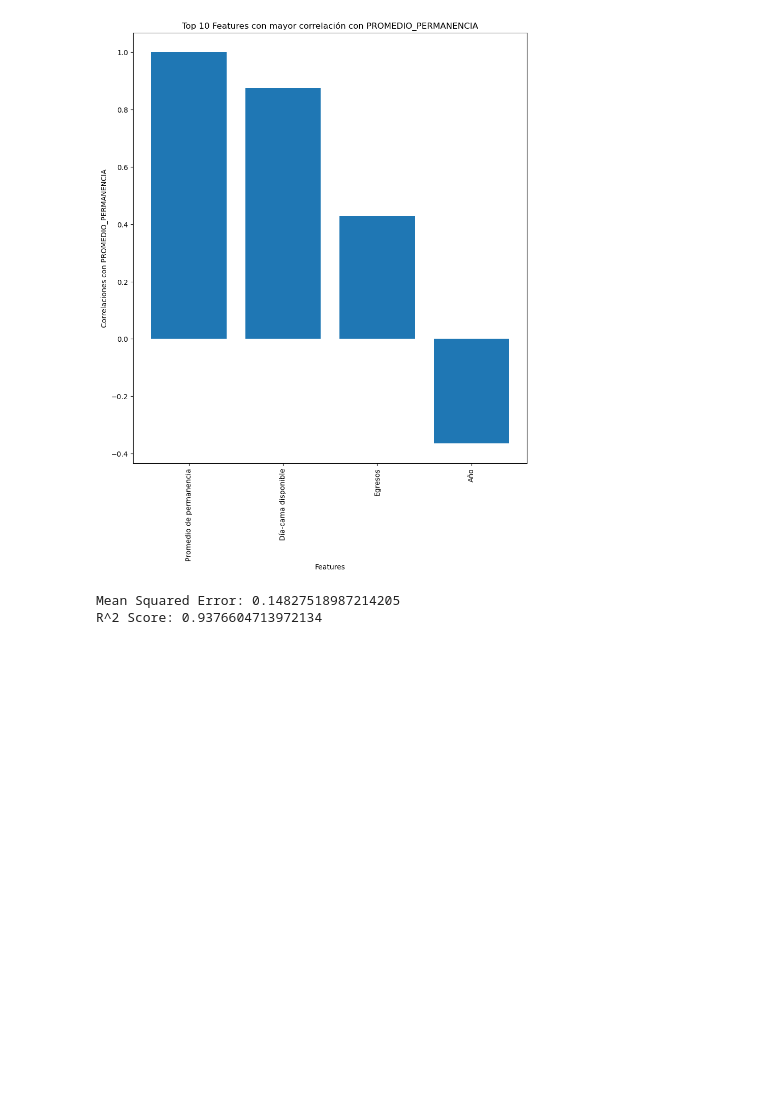
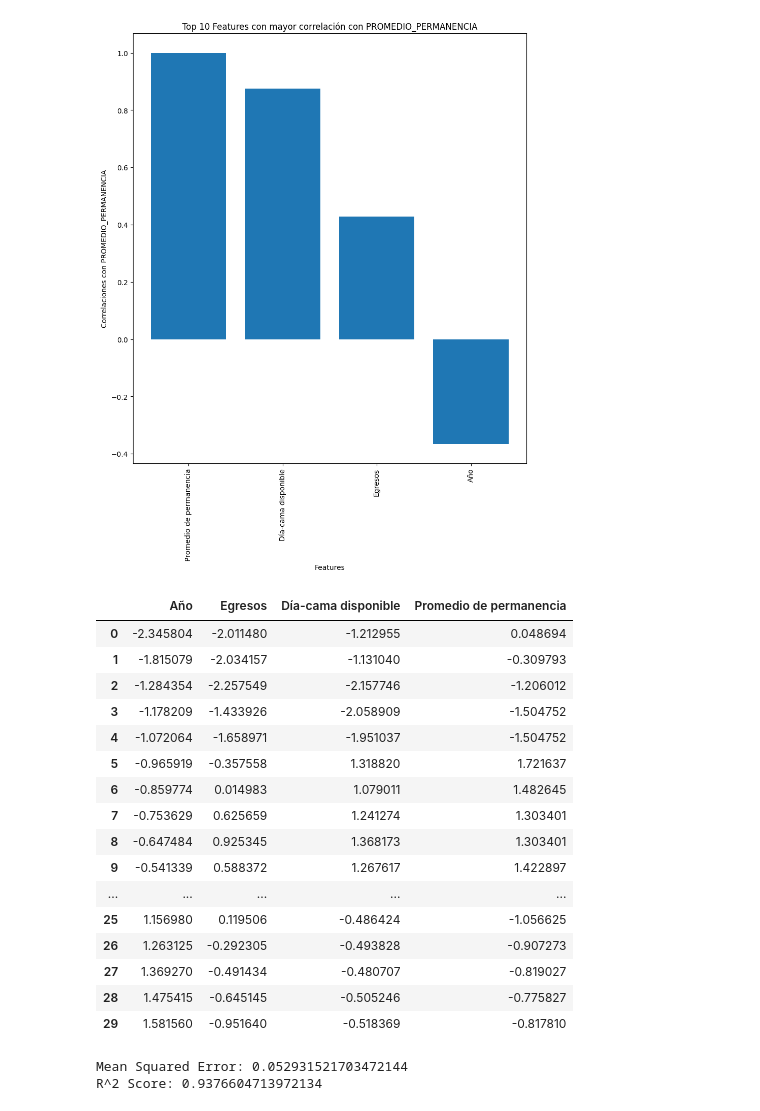
Before and after one commit to nicolecarda/PAECIS, a Jupyter notebook: RandomForestBD19802022.ipynb, the cells around one changed output. Saved outputs shown, nothing was run; the diff lists cells and outputs as text; code cells hidden in the pictures; blank space fills up the shorter version.

```diff
--- a/RandomForestBD19802022.ipynb
+++ b/RandomForestBD19802022.ipynb
@@ -208,6 +220,36 @@ plt.xticks(rotation=90)
 plt.show()
 # %% [output]
 [figure]
+# %%
+from sklearn.preprocessing import StandardScaler
+import numpy as np
+
+# Para hacerla fácil, armamos una lista con las columnas a normalizar
+columns_to_normalize = ['Año', 'Egresos', 'Día-cama disponible', 'Promedio de permanencia']
+
+# Z-score
+scaler = StandardScaler() # instanciamos el objeto que escala
+data2[columns_to_normalize] = scaler.fit_transform(data2[columns_to_normalize]) # fit_transform: primero se "amolda" (fitea), después aplica la transformacion sobre las columnas a normalizar
+
+data2
+# %% [output]
+|  | Año | Egresos | Día-cama disponible | Promedio de permanencia |
+| 0 | -2.345804 | -2.011480 | -1.212955 | 0.048694 |
+| 1 | -1.815079 | -2.034157 | -1.131040 | -0.309793 |
+| 2 | -1.284354 | -2.257549 | -2.157746 | -1.206012 |
+| 3 | -1.178209 | -1.433926 | -2.058909 | -1.504752 |
+| 4 | -1.072064 | -1.658971 | -1.951037 | -1.504752 |
+| 5 | -0.965919 | -0.357558 | 1.318820 | 1.721637 |
+| 6 | -0.859774 | 0.014983 | 1.079011 | 1.482645 |
+| 7 | -0.753629 | 0.625659 | 1.241274 | 1.303401 |
+| 8 | -0.647484 | 0.925345 | 1.368173 | 1.303401 |
+| 9 | -0.541339 | 0.588372 | 1.267617 | 1.422897 |
+| ... | ... | ... | ... | ... |
+| 25 | 1.156980 | 0.119506 | -0.486424 | -1.056625 |
+| 26 | 1.263125 | -0.292305 | -0.493828 | -0.907273 |
+| 27 | 1.369270 | -0.491434 | -0.480707 | -0.819027 |
+| 28 | 1.475415 | -0.645145 | -0.505246 | -0.775827 |
+| 29 | 1.581560 | -0.951640 | -0.518369 | -0.817810 |
 # %%
 # Decision Tree
 # Importar las librerías necesarias
@@ -248,5 +290,5 @@ dt_model = DecisionTreeRegressor(random_state=42)
 # Evaluar el modelo
 dt_model, dt_pred = evaluate_model(dt_model, X_train, X_test, y_train, y_test)
 # %% [output]
-Mean Squared Error: 0.14827518987214205
+Mean Squared Error: 0.052931521703472144
 R^2 Score: 0.9376604713972134
```
Also changed, not shown: parts of 2 cells of this notebook, 3 other files.
